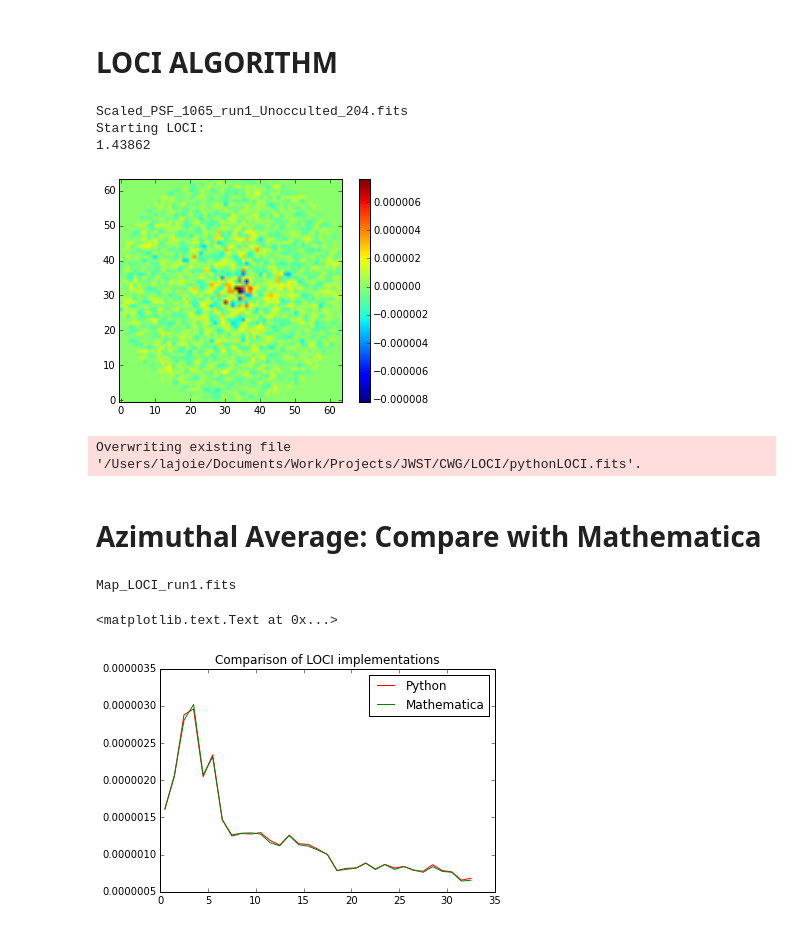
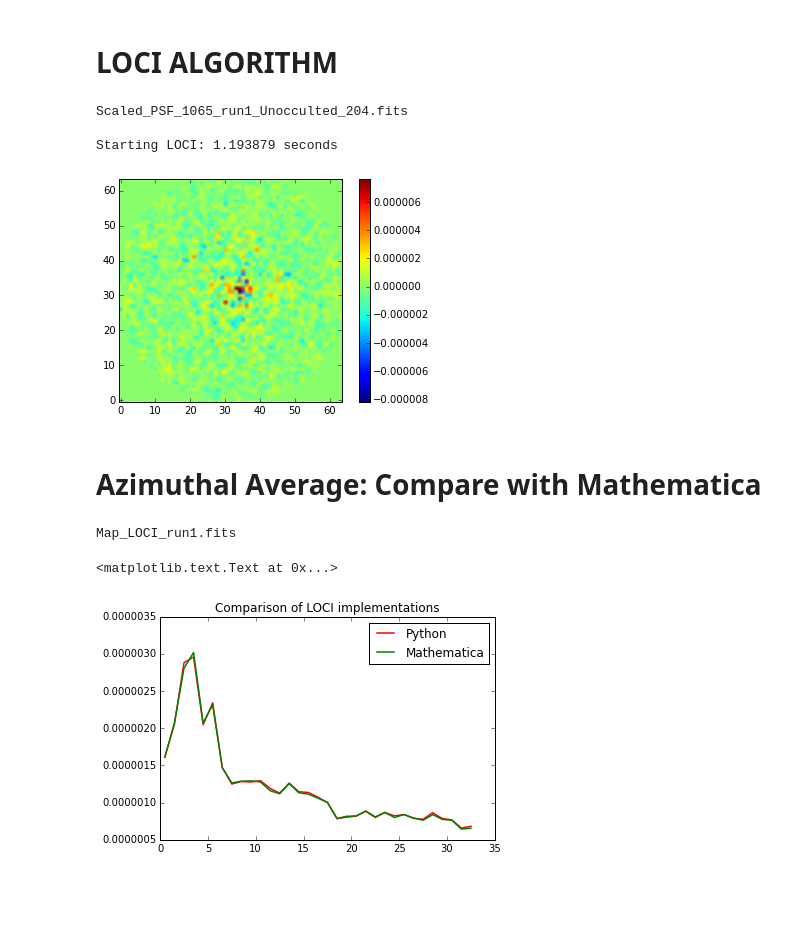
Before and after one commit to Skyhawk172/PythonLOCI, a Jupyter notebook: alignImages.ipynb, the cells around one changed output. Drawn from its saved outputs; the diff is of its cells as text; code cells hidden in the pictures; blank space fills up the shorter version.

Commit message:
Found another place to optimize the indices matching in function LOCI, so updated it

```diff
--- a/alignImages.ipynb
+++ b/alignImages.ipynb
@@ -67,8 +64,8 @@ def align_images(dim,radius,reference,target):
     return ref_aligned
 # %%
 directory = "/Users/lajoie/Documents/Work/Projects/JWST/Simulations/Coronagraphs/MIRI/Dither-LOCI/Results/"
-instrument= "MIRI/F1065C/DitherStep20/GaussianJitter7/T7430.0_logg4.35_z-0.47_R1.34_D40.0_t10000.0_204nm"
-#instrument= "NIRCam/F460M-MASKLWB/DitherStep20/Jitter7/T7430.0_logg4.35_z-0.47_R1.34_D40.0_t10000.0_136nm"
+#instrument= "MIRI/F1065C/DitherStep20/GaussianJitter7/T7430.0_logg4.35_z-0.47_R1.34_D40.0_t10000.0_204nm"
+#instrument= "NIRCam/F430M-MASK430R/DitherStep20/Jitter7/T7430.0_logg4.35_z-0.47_R1.34_D40.0_t10000.0_136nm"
 runNumber = 1
 
 if instrument.split("/")[0] =="MIRI":
@@ -76,9 +73,16 @@ if instrument.split("/")[0] =="MIRI":
     radius   = 25
     pixelSize= 0.11 #arcseconds
 elif instrument.split("/")[0] =="NIRCam":
-    sizeImg  = 109
-    radius   = 25
-    pixelSize= 0.065 #arcseconds
+    if "F210" in instrument.split("/")[1]:
+        print "NIRCam Short Wavelength"
+        sizeImg  = 222
+        radius   = 70
+        pixelSize= 0.032 #0.065 #arcseconds
+    else:
+        print "NIRCam Long Wavelength"
+        sizeImg  = 109
+        radius   = 25
+        pixelSize= 0.065 #arcseconds
 
 os.chdir(directory+instrument)
 targetfile=glob.glob("*run"+str(runNumber)+"_"+"*ScienceTarget*"+"*.fits")
@@ -165,7 +167,9 @@ def LOCI(Target, Reference, rin, dr, Deltar, Thetamin, DeltaPhi, radialShiftBetw
     ChiSquareValues = []
     ReferenceFlat = []
 
-    #THIS IS MUCH MUCH FASTER THAN BEFORE:
+    # FIRST, FIND OVERLAPPING REGIONS IN RHO AND THETA:
+
+    #THIS IS MUCH MUCH FASTER THAN BEFORE (I.E. ELEMENT-BY-ELEMENT):
     idx1 = np.where( (Rhos>=rin) & (Rhos<(rin+dr)) )
     idx2 = np.where( (Thetas>=Thetamin) & (Thetas<(Thetamin + DeltaPhi)) )
     img=np.zeros( (sizeImg,sizeImg) )
@@ -173,7 +177,7 @@ def LOCI(Target, Reference, rin, dr, Deltar, Thetamin, DeltaPhi, radialShiftBetw
     img[idx2]+=1
     Scoords = np.argwhere(img==2)
 
-    #THIS IS MUCH MUCH FASTER THAN ABOVE:
+    #THIS IS MUCH MUCH FASTER THAN BEFORE (I.E. ELEMENT-BY-ELEMENT):
     idx1 = np.where( (Rhos>=rin + radialShiftBetweenSandO) & (Rhos<rin + radialShiftBetweenSandO + Deltar))
     idx2 = np.where( (Thetas>=Thetamin) & (Thetas< Thetamin + DeltaPhi))
     img=np.zeros( (sizeImg,sizeImg) )
@@ -204,12 +208,16 @@ def LOCI(Target, Reference, rin, dr, Deltar, Thetamin, DeltaPhi, radialShiftBetw
         ReferenceFlat.append(  np.ndarray.flatten(ReferenceFinal[k])  )
     ReferenceFlat = np.transpose( np.asarray(ReferenceFlat) )
 
-    idx1= np.transpose( np.where( (RhosFlat>=rin) & (RhosFlat<rin+dr)) ).tolist()
-    idx2= np.transpose( np.where( (ThetasFlat>=Thetamin) & (ThetasFlat< Thetamin + DeltaPhi)) ).tolist()
-    ScoordsFlat=np.asarray( [idx1[i] for i in xrange(len(idx1)) if idx1[i] in idx2] )
+    #THIS IS MUCH MUCH FASTER THAN BEFORE (I.E. ELEMENT-BY-ELEMENT):
+    idx1= np.where( (RhosFlat>=rin) & (RhosFlat<rin+dr))
+    idx2= np.where( (ThetasFlat>=Thetamin) & (ThetasFlat< Thetamin + DeltaPhi))
+    img=np.zeros( (sizeImg*sizeImg) )
+    img[idx1]=1
+    img[idx2]+=1
+    ScoordsFlat = np.argwhere(img==2)
     OcoordsFlat = ( np.transpose(np.where(np.ndarray.flatten(OzoneShape==1))) )
 
-
+    # THIS IS THE ACTUAL LOCI MATRIX ALGORITHM:
     OMatrix = ReferenceFlat[OcoordsFlat[:,0]]
     SMatrix = ReferenceFlat[ScoordsFlat[:,0]]
 
@@ -250,28 +258,25 @@ def ApplyLOCI(Target,Reference, g, W, NA, dr,rstart, rend, radialShiftBetweenSan
 
     return FinalImage
 # %%
-import time
-
 unoccultedfile=glob.glob("*run"+str(runNumber)+"_"+"*Unocculted*.fits")
 print unoccultedfile[0]
 hdu=pyfits.open(unoccultedfile[0])
 unocculted=hdu[0].data
 
-print 'Starting LOCI:'
+print '\nStarting LOCI:',
 t1= time.clock()
 finalImage=ApplyLOCI(target, refs_aligned, g, W, NA, dr, rstart, rend, radialShiftBetweenSandO, RegNum,CriterionNumber, Mu)
 finalImage=finalImage/np.max(unocculted)
-print time.clock()-t1
+print time.clock()-t1,"seconds"
 
 imshow(1,finalImage)
 hdu = pyfits.PrimaryHDU(finalImage)
 hdu.writeto("/Users/lajoie/Documents/Work/Projects/JWST/CWG/LOCI/pythonLOCI.fits",clobber=True)
 # %% [output]
 Scaled_PSF_1065_run1_Unocculted_204.fits
-Starting LOCI:
-1.43862
+
+Starting LOCI: 1.193879 seconds
 [figure]
-Overwriting existing file '/Users/lajoie/Documents/Work/Projects/JWST/CWG/LOCI/pythonLOCI.fits'.
 # %% [markdown]
 # Azimuthal Average: Compare with Mathematica
 # %%
@@ -358,16 +363,16 @@ def azimuthalAverage(image, center=None, stddev=False, returnradii=False, return
 # %%
 print "Map_LOCI_run"+str(runNumber)+".fits"
 hdu=pyfits.open("Map_LOCI_run"+str(runNumber)+".fits")
 mathematica=hdu[0].data
 
 x1,rad_prof_python = azimuthalAverage(finalImage,  binsize=1., stddev=True, interpnan=True, returnradii=True)
 x2,rad_prof_mathem = azimuthalAverage(mathematica, binsize=1., stddev=True, interpnan=True, returnradii=True)
 
-P.plot(x1,rad_prof_python,'r', linewidth=1., label="Python")
-P.plot(x2,rad_prof_mathem,'g', linewidth=1., label="Mathematica")
+P.plot(x1,rad_prof_python,'r', linewidth=1.5, label="Python")
+P.plot(x2,rad_prof_mathem,'g', linewidth=1.5, label="Mathematica")
 P.legend()
 P.title("Comparison of LOCI implementations")
 # %% [output]
 Map_LOCI_run1.fits
 <matplotlib.text.Text at 0x...>
-[figure, old version]
+[figure, new version]
```
Also changed, not shown: parts of 4 cells of this notebook.
